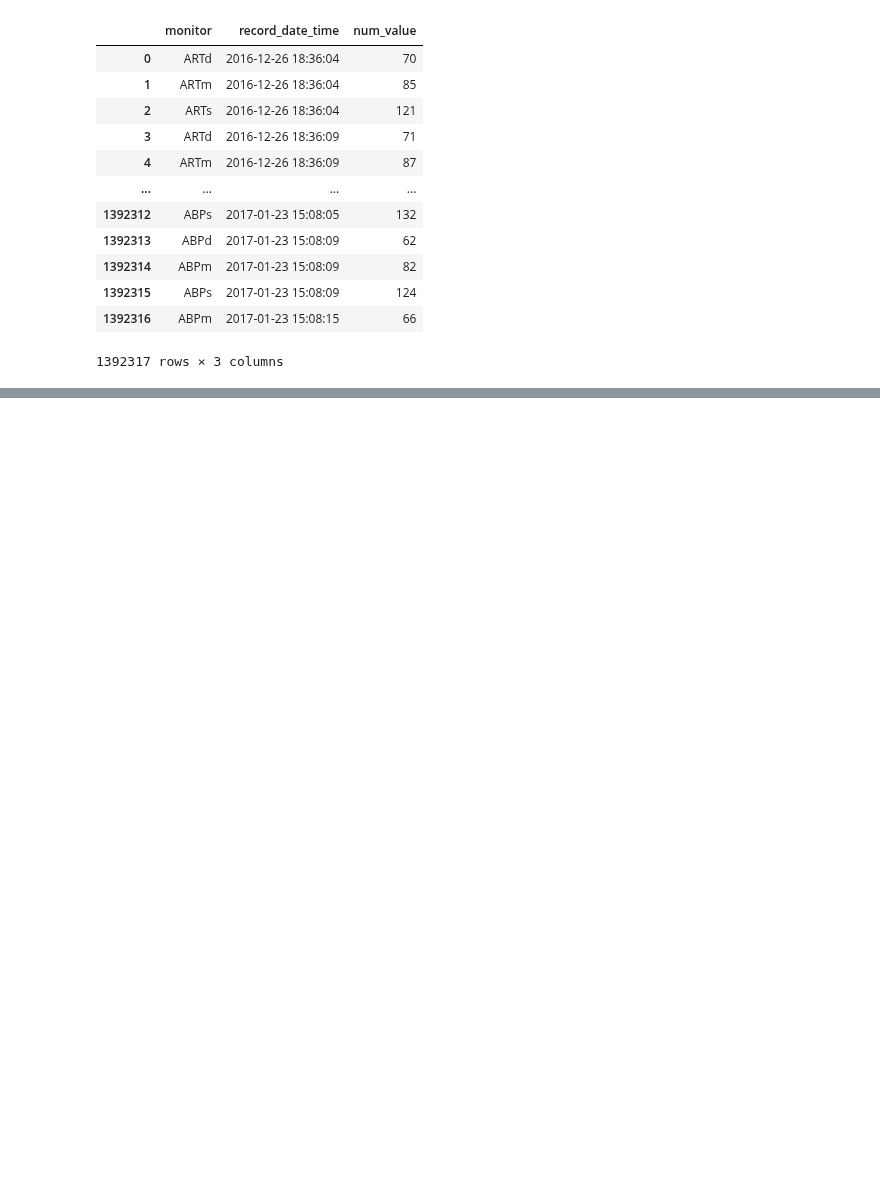
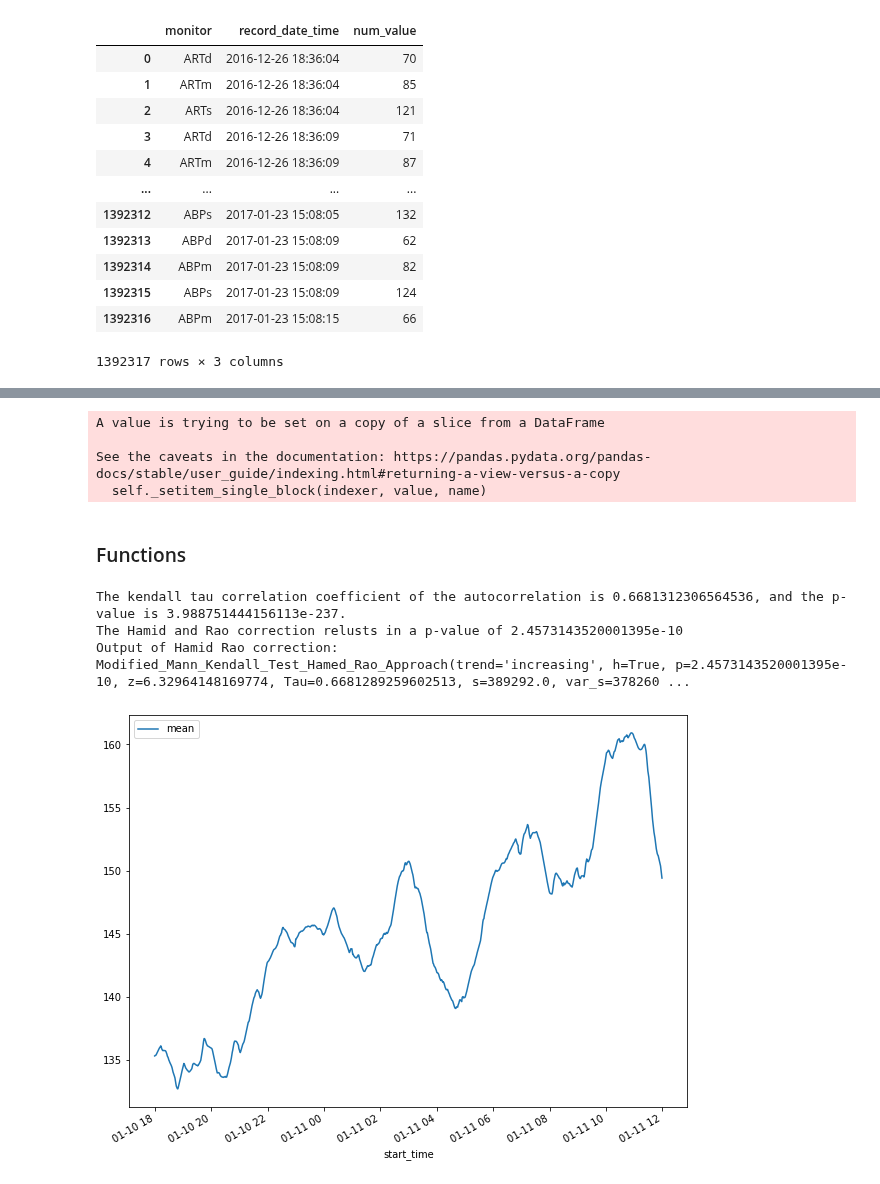
Before and after one commit to l-khali/old_In2Research, a Jupyter notebook: PC-0192_ABF_analysis.ipynb, the cells around one changed output, grey strips where cells are left out. Drawn from its saved outputs; the diff is of its cells as text; code cells hidden in the pictures; blank space fills up the shorter version.

Commit message:
systolic and mean bp

```diff
--- a/PC-0192_ABF_analysis.ipynb
+++ b/PC-0192_ABF_analysis.ipynb
@@ -48,0 +110,11 @@ PC_0192_ABF_data
+# %%
+# fixing data types
+
+PC_0192_ABF_s_extubated['record_date_time'] = pd.to_datetime(PC_0192_ABF_s_extubated['record_date_time'], format='%Y-%m-%d %H:%M:%S')
+PC_0192_ABF_s_extubated['num_value'] = pd.to_numeric(PC_0192_ABF_s_extubated['num_value'])
+
+PC_0192_ABF_d_extubated['record_date_time'] = pd.to_datetime(PC_0192_ABF_d_extubated['record_date_time'], format='%Y-%m-%d %H:%M:%S')
+PC_0192_ABF_d_extubated['num_value'] = pd.to_numeric(PC_0192_ABF_d_extubated['num_value'])
+
+PC_0192_ABF_m_extubated['record_date_time'] = pd.to_datetime(PC_0192_ABF_m_extubated['record_date_time'], format='%Y-%m-%d %H:%M:%S')
+PC_0192_ABF_m_extubated['num_value'] = pd.to_numeric(PC_0192_ABF_m_extubated['num_value'])
@@ -48,0 +152,50 @@ PC_0192_ABF_data
+# %%
+PC_0192_ABF_s_residuals_no_anomalies = PC_0192_ABF_s_residuals.copy()
+
+for idx, val in enumerate(PC_0192_ABF_s_residuals_no_anomalies['num_value']):
+    if not (mu_residual - 3*sigma_residual < val < mu_residual + 3*sigma_residual):
+        if idx == 0:
+            PC_0192_ABF_s_residuals_no_anomalies['num_value'].iloc[idx] = PC_0192_ABF_s_residuals['num_value'].iloc[idx+1]
+        if idx == 14171:
+            PC_0192_ABF_s_residuals_no_anomalies['num_value'].iloc[idx] = PC_0192_ABF_s_residuals['num_value'].iloc[idx-1]
+        else:
+            PC_0192_ABF_s_residuals_no_anomalies['num_value'].iloc[idx] = 0.5*(PC_0192_ABF_s_residuals['num_value'].iloc[idx+1] + PC_0192_ABF_s_residuals['num_value'].iloc[idx-1])
+# %% [output]
+A value is trying to be set on a copy of a slice from a DataFrame
+
+See the caveats in the documentation: https://pandas.pydata.org/pandas-docs/stable/user_guide/indexing.html#returning-a-view-versus-a-copy
+  self._setitem_single_block(indexer, value, name)
+# %% [markdown]
+### Functions
+# %%
+def rolling_mean(data, time):
+    """
+    Inputs:
+    data - data frame of numerical values during the time the patient was exhastubated with columns 'record_date_time' and 'autocorrelation'
+    time - size of window in minutes
+    """
+    k = 0
+
+    df = pd.DataFrame(columns=['start_time','end_time','mean'])
+
+    while (data['record_date_time'].iloc[0] + timedelta(minutes=time+k)) < data['record_date_time'].iloc[-1]:
+
+        index_1 = data.record_date_time.searchsorted(data['record_date_time'].iloc[0] + timedelta(minutes=k))
+        index_2 = data.record_date_time.searchsorted(data['record_date_time'].iloc[0] + timedelta(minutes=time+k))
+
+        mean = data['num_value'][index_1:index_2].mean()
+
+        df = df.append({'start_time': data['record_date_time'].iloc[index_1], 'end_time':data['record_date_time'].iloc[index_2], 'mean':mean}, ignore_index=True)
+        k += 1
+
+    for i, row in enumerate(df['mean']):
+        if pd.isnull(row):
+            df = df.drop(i)
+
+    df['mean'] = pd.to_numeric(df['mean'])
+
+    df.plot(x='start_time', y='mean', figsize=(10,8))
+
+    print(f"The kendall tau correlation coefficient of the autocorrelation is {stats.kendalltau(df['start_time'], df['mean'])[0]}, and the p-value is {stats.kendalltau(df['start_time'], df['mean'])[1]}.")
+    print(f"The Hamid and Rao correction relusts in a p-value of {mk.hamed_rao_modification_test(df['mean'])[2]}")
+    print(f"Output of Hamid Rao correction: {mk.hamed_rao_modification_test(df['mean'])}")
@@ -48,0 +266,7 @@ PC_0192_ABF_data
+# %%
+rolling_mean(PC_0192_ABF_s_extubated, 120)
+# %% [output]
+The kendall tau correlation coefficient of the autocorrelation is 0.6681312306564536, and the p-value is 3.988751444156113e-237.
+The Hamid and Rao correction relusts in a p-value of 2.4573143520001395e-10
+Output of Hamid Rao correction: Modified_Mann_Kendall_Test_Hamed_Rao_Approach(trend='increasing', h=True, p=2.4573143520001395e-10, z=6.32964148169774, Tau=0.6681289259602513, s=389292.0, var_s=378260 ...
+[figure, added]
```
Also changed, not shown: parts of 25 cells of this notebook.
